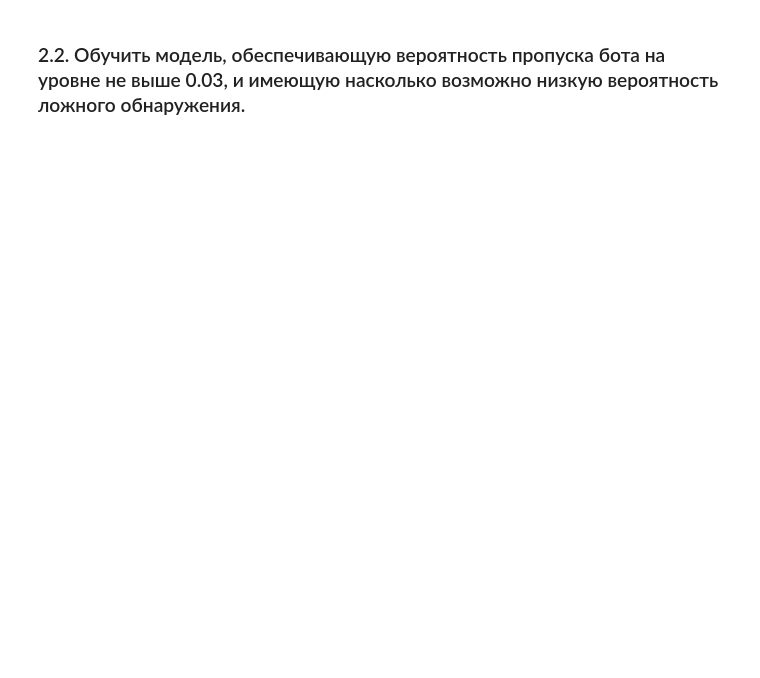
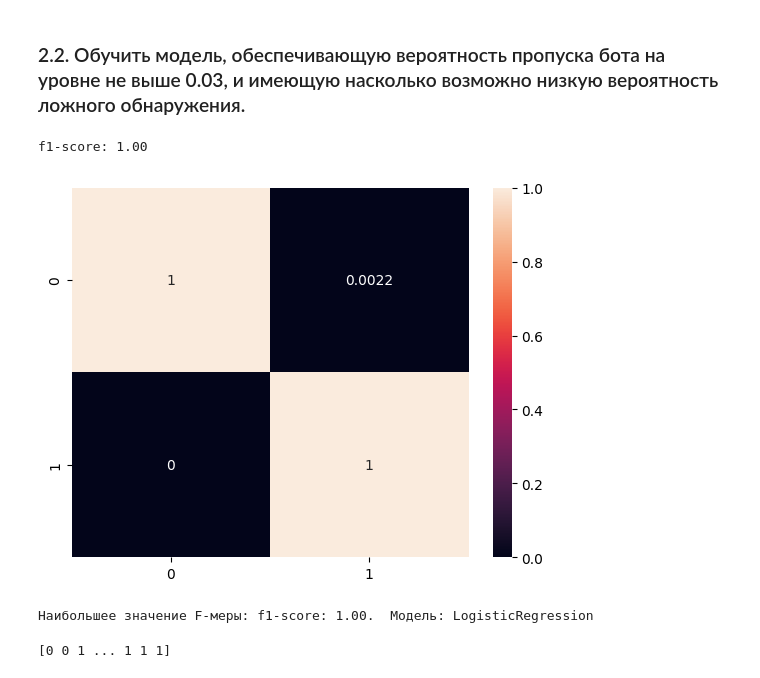
Before and after one commit to itsecd/ml-for-sec-lab1, a Jupyter notebook: Lab1_MLS_6231_Chaplygin.ipynb, the cells around one changed output. Cells and saved outputs as stored; diff of their text form; code cells hidden in the pictures; blank space fills up the shorter version.

```diff
--- a/Lab1_MLS_6231_Chaplygin.ipynb
+++ b/Lab1_MLS_6231_Chaplygin.ipynb
@@ -45,3 +40,12 @@ from sklearn.model_selection import GridSearchCV
+# %%
+def evaluate(model, x_test, y_test):
+    preds = model.predict(x_test)
+    f1 = f1_score(y_test, preds)
+    print(f'f1-score: {f1:.2f}')
+    conf_mat = confusion_matrix(y_test, preds)
+    conf_mat = conf_mat / conf_mat.sum(axis=1, keepdims=True)
+    sns.heatmap(conf_mat, annot=True)
+    return conf_mat
 # %%
 ft = pd.read_csv('features_train.csv')
 ft.shape
@@ -195,27 +199,26 @@ for r in F_data:
 
     elif r[0] == 'KNeighborsClassifier':
         ## K-соседей
-        steps_KNN = [('normalizer', SS), ('KNN', r[2])]
-        pipe_KNN = Pipeline(steps_KNN)
-        r[2].fit(X_train, Y_train)
-        Y_KNN = r[2].predict(X_test)
+        X_train_KNC = SS.fit_transform(X_train)
+        X_test_KNC = SS.transform(X_test)
+        r[2].fit(X_train_KNC, Y_train)
+        Y_KNN = r[2].predict(X_test_KNC)
         r[1] = f1_score(Y_test, Y_KNN, average = "weighted")
 
     elif r[0] == 'DecisionTreeClassifier':
         ## DecisionTreeClassifier
-        steps_DTC = [('normalizer', SS), ('DTC', r[2])]
-        pipe_DTC = Pipeline(steps_DTC)
-        r[2].fit(X_train, Y_train)
-        Y_DTC = r[2].predict(X_test)
+        X_train_DTC = SS.fit_transform(X_train)
+        X_test_DTC = SS.transform(X_test)
+        r[2].fit(X_train_DTC, Y_train)
+        Y_DTC = r[2].predict(X_test_DTC)
         r[1] = f1_score(Y_test, Y_DTC, average = "weighted")
 
     elif r[0] == 'RandomForestClassifier':
         ## RandomForestClassifier
-        r[2] = RandomForestClassifier()
-        steps_RFC = [('normalizer', SS), ('RFC', r[2])]
-        pipe_RFC = Pipeline(steps_RFC)
-        r[2].fit(X_train, Y_train)
-        Y_RFC = r[2].predict(X_test)
+        X_train_RFC = SS.fit_transform(X_train)
+        X_test_RFC = SS.transform(X_test)
+        r[2].fit(X_train_RFC, Y_train)
+        Y_RFC = r[2].predict(X_test_RFC)
         r[1] = f1_score(Y_test, Y_RFC, average = "weighted")
 # %%
 mf = 0
@@ -244,2 +339,35 @@ dump(m, filename = 'model.joblib')
 # %% [markdown]
 ### 2.2. Обучить модель, обеспечивающую вероятность пропуска бота на уровне не выше 0.03, и имеющую насколько возможно низкую вероятность ложного обнаружения.
+# %%
+X_train, X_test, Y_train, Y_test = train_test_split(X, Y, test_size = 0.25, random_state=42)
+# %%
+model = LogisticRegression()
+# %%
+## Логистическая регрессия
+X_train_LR = SS.fit_transform(X_train)
+X_test_LR = SS.transform(X_test)
+model.fit(X_train_LR, Y_train)
+Y_LR = model.predict(X_test_LR)
+ev = evaluate(model, X_test_LR, Y_test)
+# %% [output]
+f1-score: 1.00
+[figure, added]
+# %%
+print ('Наибольшее значение F-меры: f1-score: 1.00.  Модель: LogisticRegression')
+from pickle import dumps
+with open('model_3.pkl', 'wb') as f:
+    f.write(
+        dumps(
+            {
+                'model': model,
+                'norm' : SS
+            }
+        )
+    )
+# %% [output]
+Наибольшее значение F-меры: f1-score: 1.00.  Модель: LogisticRegression
+# %%
+result = classify('model_3.pkl','features_train.csv')
+print(result)
+# %% [output]
+[0 0 1 ... 1 1 1]
```
Also changed, not shown: parts of 13 cells of this notebook, 5 other files.
